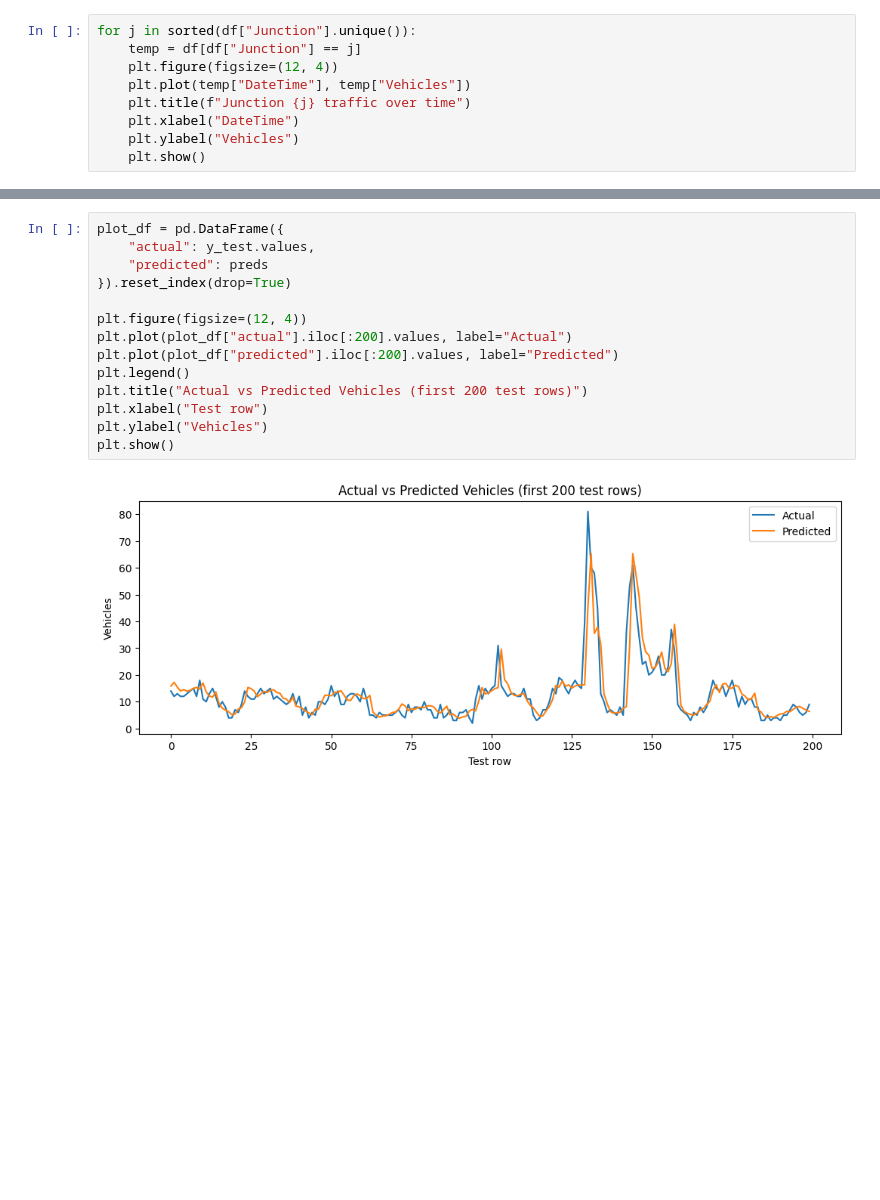
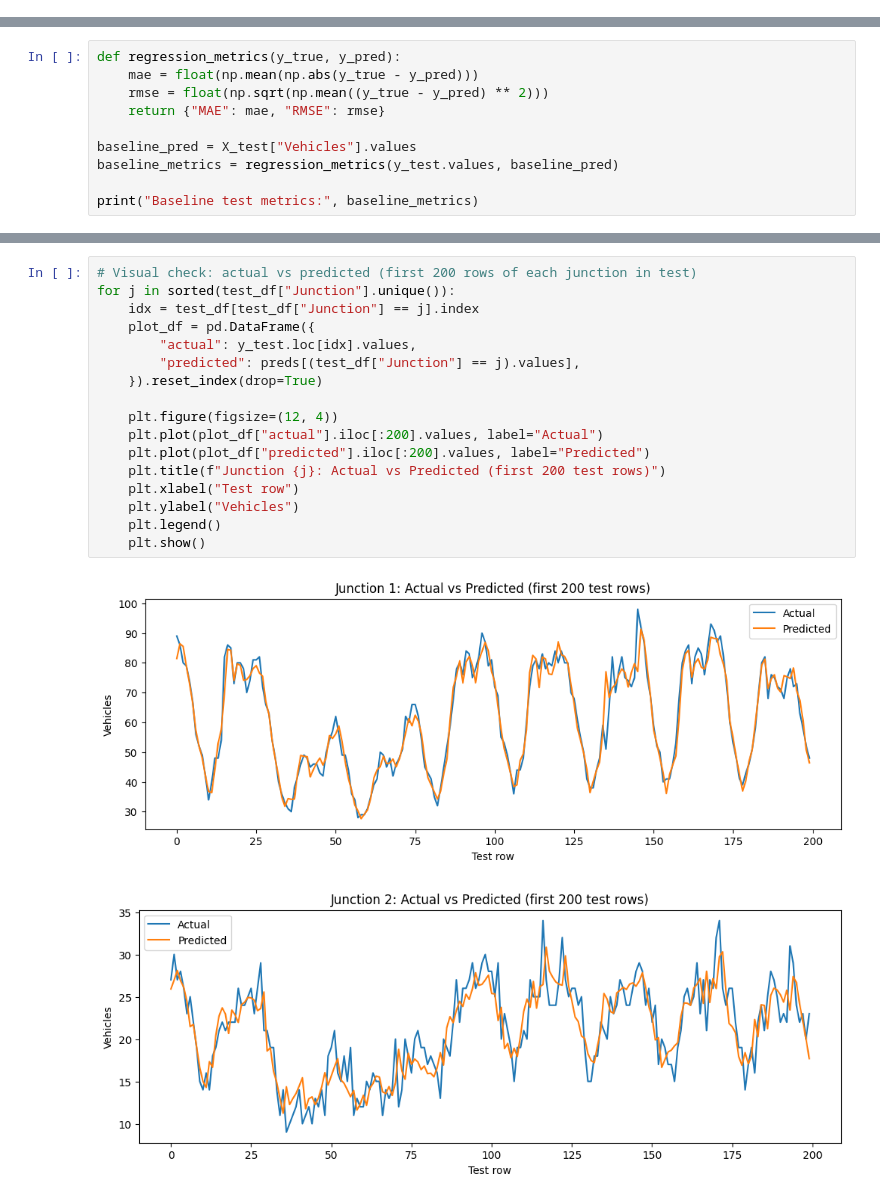
Before and after one commit to omeadow/kimep-big-data-ml-traffic-project, a Jupyter notebook: notebooks/Untitled.ipynb, the cells around one changed output, grey strips where cells are left out. Cells and saved outputs as stored; diff of their text form; blank space fills up the shorter version.

```diff
--- a/notebooks/Untitled.ipynb
+++ b/notebooks/Untitled.ipynb
@@ -82,9 +97,0 @@ Unique junctions:
-# %%
-for j in sorted(df["Junction"].unique()):
-    temp = df[df["Junction"] == j]
-    plt.figure(figsize=(12, 4))
-    plt.plot(temp["DateTime"], temp["Vehicles"])
-    plt.title(f"Junction {j} traffic over time")
-    plt.xlabel("DateTime")
-    plt.ylabel("Vehicles")
-    plt.show()
@@ -181,0 +214,10 @@ print(X_train.shape, X_test.shape)
+# %%
+def regression_metrics(y_true, y_pred):
+    mae = float(np.mean(np.abs(y_true - y_pred)))
+    rmse = float(np.sqrt(np.mean((y_true - y_pred) ** 2)))
+    return {"MAE": mae, "RMSE": rmse}
+
+baseline_pred = X_test["Vehicles"].values
+baseline_metrics = regression_metrics(y_test.values, baseline_pred)
+
+print("Baseline test metrics:", baseline_metrics)
@@ -220,16 +298,20 @@ Model test RMSE: 4.7316072219627765
 # %%
-plot_df = pd.DataFrame({
-    "actual": y_test.values,
-    "predicted": preds
-}).reset_index(drop=True)
+# Visual check: actual vs predicted (first 200 rows of each junction in test)
+for j in sorted(test_df["Junction"].unique()):
+    idx = test_df[test_df["Junction"] == j].index
+    plot_df = pd.DataFrame({
+        "actual": y_test.loc[idx].values,
+        "predicted": preds[(test_df["Junction"] == j).values],
+    }).reset_index(drop=True)
 
-plt.figure(figsize=(12, 4))
-plt.plot(plot_df["actual"].iloc[:200].values, label="Actual")
-plt.plot(plot_df["predicted"].iloc[:200].values, label="Predicted")
-plt.legend()
-plt.title("Actual vs Predicted Vehicles (first 200 test rows)")
-plt.xlabel("Test row")
-plt.ylabel("Vehicles")
-plt.show()
+    plt.figure(figsize=(12, 4))
+    plt.plot(plot_df["actual"].iloc[:200].values, label="Actual")
+    plt.plot(plot_df["predicted"].iloc[:200].values, label="Predicted")
+    plt.title(f"Junction {j}: Actual vs Predicted (first 200 test rows)")
+    plt.xlabel("Test row")
+    plt.ylabel("Vehicles")
+    plt.legend()
+    plt.show()
 # %% [output]
-[figure, old version]
+[figure, new version]
+[figure, added]
```
Also changed, not shown: parts of 25 cells of this notebook, 5 other files.
